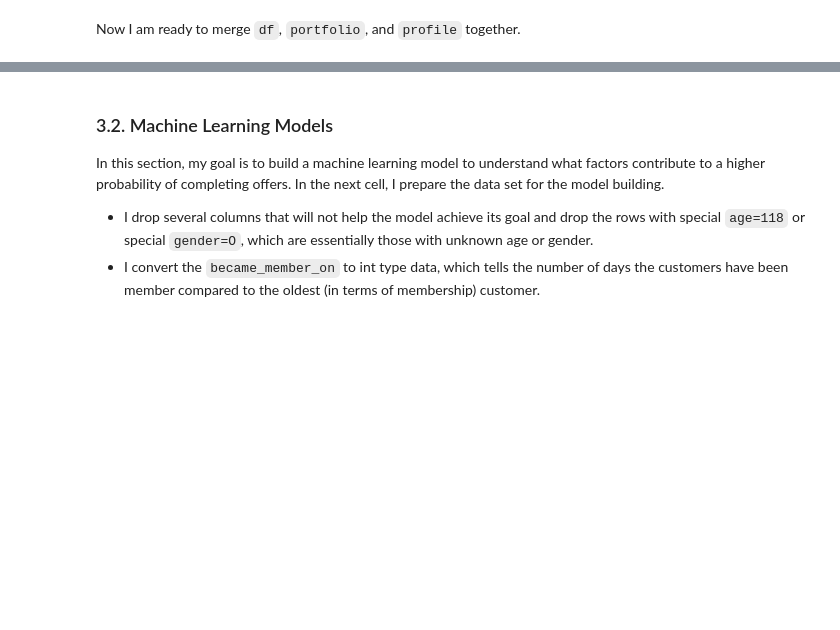
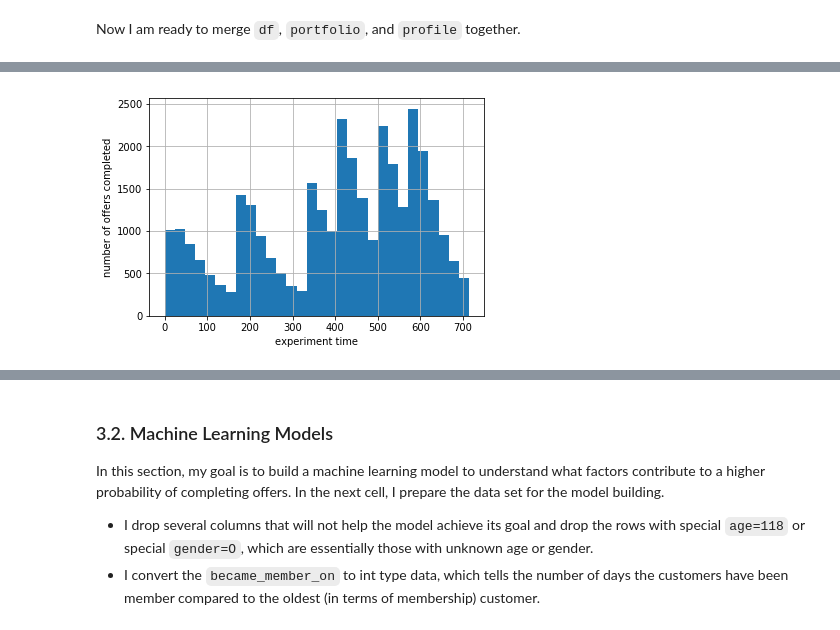
Before and after one commit to yanjiabai/Starbucks-Offer-Evaluation, a Jupyter notebook: Starbucks_Capstone_notebook.ipynb, the cells around one changed output, grey strips where cells are left out. Cells and saved outputs as stored; diff of their text form; code cells hidden in the pictures; blank space fills up the shorter version.

```diff
--- a/Starbucks_Capstone_notebook.ipynb
+++ b/Starbucks_Capstone_notebook.ipynb
@@ -321,0 +328,8 @@ df_completed['time_completed'].hist(bins=30)
+# %%
+plt.hist(df_completed['time_completed'],bins=30)
+plt.grid()
+plt.xlabel('experiment time')
+plt.ylabel('number of offers completed')
+plt.show()
+# %% [output]
+[figure, added]
```
Also changed, not shown: parts of 27 cells of this notebook.
